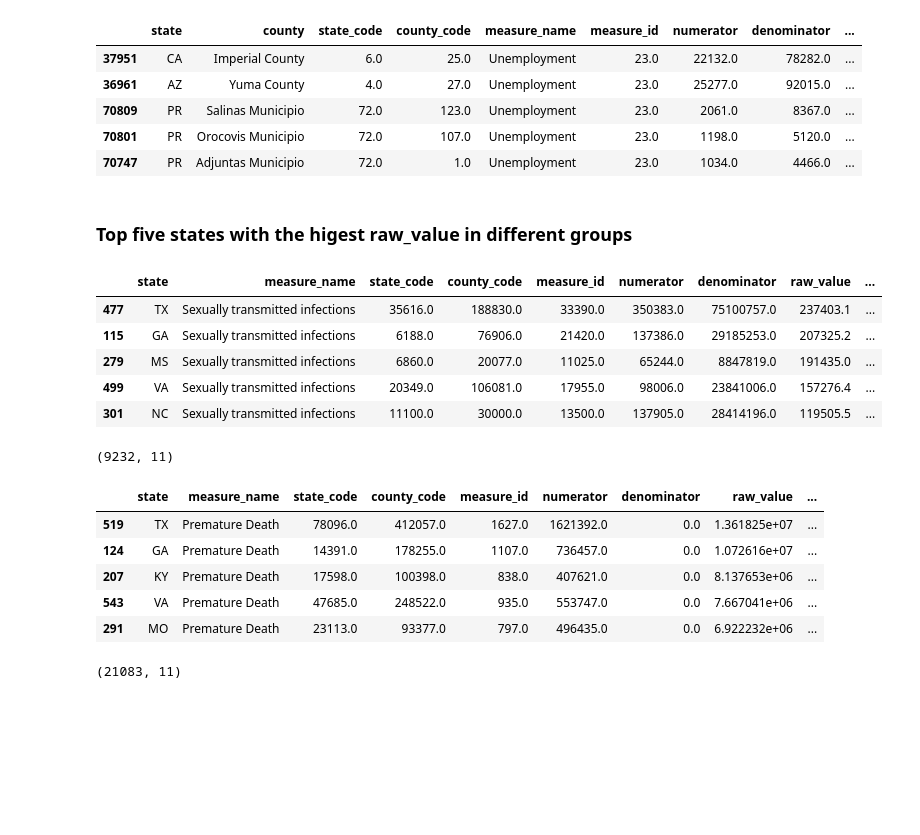
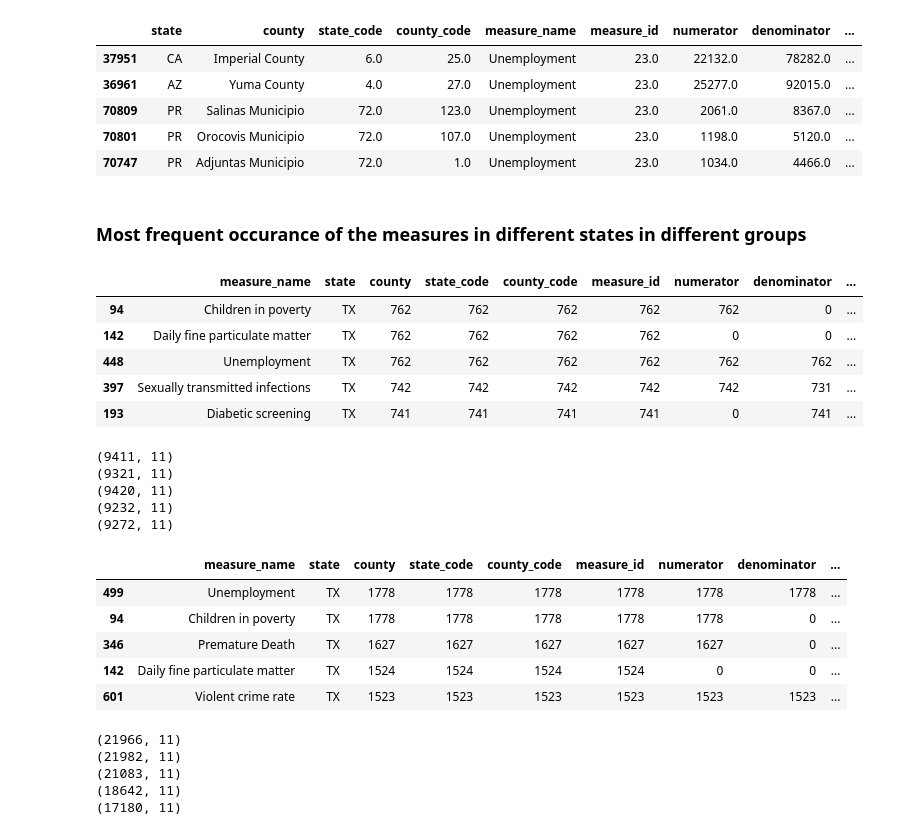
Before and after one commit to Xuehong-pdx/Collaborative-Projects, a Jupyter notebook: exploratory_analysis.ipynb, the cells around one changed output. Saved outputs shown, nothing was run; the diff lists cells and outputs as text; code cells hidden in the pictures; blank space fills up the shorter version.

```diff
--- a/exploratory_analysis.ipynb
+++ b/exploratory_analysis.ipynb
@@ -4,7 +4,7 @@
 import pandas as pd
 import matplotlib.pyplot as plt
 
-df = pd.read_csv('\\Collaborative-Projects\\cleaned_ranking_2.csv')
+df = pd.read_csv('C:\\Users\\Xueho\\Projects\\Collaborative-Projects\\cleaned_ranking_2.csv')
 print(df.shape)
 df.head(3)
 # %% [output]
@@ -353,37 +353,55 @@ df4.sort_values('raw_value', ascending=False).head()
 | 70801 | PR | Orocovis Municipio | 72.0 | 107.0 | Unemployment | 23.0 | 1198.0 | 5120.0 | ... |
 | 70747 | PR | Adjuntas Municipio | 72.0 | 1.0 | Unemployment | 23.0 | 1034.0 | 4466.0 | ... |
 # %% [markdown]
-### <b>Top five states with the higest raw_value in different groups
+### <b>Most frequent occurance of the measures in different states in different groups
 # %%
-# Top five states with the higest raw_value in group 1
+# Top five measures with the most occurance in different states in group 1
 
-df1_state = df1.groupby(['state', 'measure_name']).sum().reset_index()
-df1_state.sort_values('raw_value', ascending=False).head()
+df1_state = df1.groupby(['measure_name','state']).count().reset_index()
+d1 = df1_state.sort_values('raw_value', ascending=False).head()
+d1
 # %% [output]
-|  | state | measure_name | state_code | county_code | measure_id | numerator | denominator | raw_value | ... |
-| 477 | TX | Sexually transmitted infections | 35616.0 | 188830.0 | 33390.0 | 350383.0 | 75100757.0 | 237403.1 | ... |
-| 115 | GA | Sexually transmitted infections | 6188.0 | 76906.0 | 21420.0 | 137386.0 | 29185253.0 | 207325.2 | ... |
-| 279 | MS | Sexually transmitted infections | 6860.0 | 20077.0 | 11025.0 | 65244.0 | 8847819.0 | 191435.0 | ... |
-| 499 | VA | Sexually transmitted infections | 20349.0 | 106081.0 | 17955.0 | 98006.0 | 23841006.0 | 157276.4 | ... |
-| 301 | NC | Sexually transmitted infections | 11100.0 | 30000.0 | 13500.0 | 137905.0 | 28414196.0 | 119505.5 | ... |
+|  | measure_name | state | county | state_code | county_code | measure_id | numerator | denominator | ... |
+| 94 | Children in poverty | TX | 762 | 762 | 762 | 762 | 762 | 0 | ... |
+| 142 | Daily fine particulate matter | TX | 762 | 762 | 762 | 762 | 0 | 0 | ... |
+| 448 | Unemployment | TX | 762 | 762 | 762 | 762 | 762 | 762 | ... |
+| 397 | Sexually transmitted infections | TX | 742 | 742 | 742 | 742 | 742 | 731 | ... |
+| 193 | Diabetic screening | TX | 741 | 741 | 741 | 741 | 0 | 741 | ... |
-# %%
-df1[df1.measure_name=='Sexually transmitted infections'].shape
-# %% [output]
-(9232, 11)
+# %%
+print(df1[df1.measure_name==d1.iloc[0,0]].shape)
+print(df1[df1.measure_name==d1.iloc[1,0]].shape)
+print(df1[df1.measure_name==d1.iloc[2,0]].shape)
+print(df1[df1.measure_name==d1.iloc[3,0]].shape)
+print(df1[df1.measure_name==d1.iloc[4,0]].shape)
+# %% [output]
+(9411, 11)
+(9321, 11)
+(9420, 11)
+(9232, 11)
+(9272, 11)
 # %%
-# Top five states with the higest raw_value in group 2
+# Top five measures with the most occurance in different states in group 2
 
-df2_state = df2.groupby(['state', 'measure_name']).sum().reset_index()
-df2_state.sort_values('raw_value', ascending=False).head()
+df2_state = df2.groupby(['measure_name','state']).count().reset_index()
+d2 = df2_state.sort_values('raw_value', ascending=False).head()
+d2
 # %% [output]
-|  | state | measure_name | state_code | county_code | measure_id | numerator | denominator | raw_value | ... |
-| 519 | TX | Premature Death | 78096.0 | 412057.0 | 1627.0 | 1621392.0 | 0.0 | 1.361825e+07 | ... |
-| 124 | GA | Premature Death | 14391.0 | 178255.0 | 1107.0 | 736457.0 | 0.0 | 1.072616e+07 | ... |
-| 207 | KY | Premature Death | 17598.0 | 100398.0 | 838.0 | 407621.0 | 0.0 | 8.137653e+06 | ... |
-| 543 | VA | Premature Death | 47685.0 | 248522.0 | 935.0 | 553747.0 | 0.0 | 7.667041e+06 | ... |
-| 291 | MO | Premature Death | 23113.0 | 93377.0 | 797.0 | 496435.0 | 0.0 | 6.922232e+06 | ... |
+|  | measure_name | state | county | state_code | county_code | measure_id | numerator | denominator | ... |
+| 499 | Unemployment | TX | 1778 | 1778 | 1778 | 1778 | 1778 | 1778 | ... |
+| 94 | Children in poverty | TX | 1778 | 1778 | 1778 | 1778 | 1778 | 0 | ... |
+| 346 | Premature Death | TX | 1627 | 1627 | 1627 | 1627 | 1627 | 0 | ... |
+| 142 | Daily fine particulate matter | TX | 1524 | 1524 | 1524 | 1524 | 0 | 0 | ... |
+| 601 | Violent crime rate | TX | 1523 | 1523 | 1523 | 1523 | 1523 | 1523 | ... |
-# %%
-df2[df2.measure_name=='Premature Death'].shape
-# %% [output]
-(21083, 11)
+# %%
+print(df2[df2.measure_name==d2.iloc[0,0]].shape)
+print(df2[df2.measure_name==d2.iloc[1,0]].shape)
+print(df2[df2.measure_name==d2.iloc[2,0]].shape)
+print(df2[df2.measure_name==d2.iloc[3,0]].shape)
+print(df2[df2.measure_name==d2.iloc[4,0]].shape)
+# %% [output]
+(21966, 11)
+(21982, 11)
+(21083, 11)
+(18642, 11)
+(17180, 11)
 # %%
```
Also changed, not shown: parts of 9 cells of this notebook.
